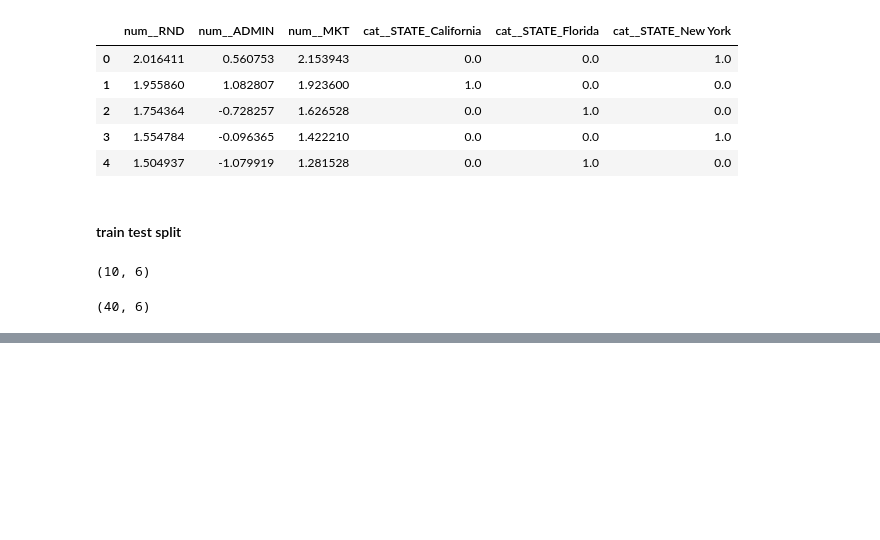
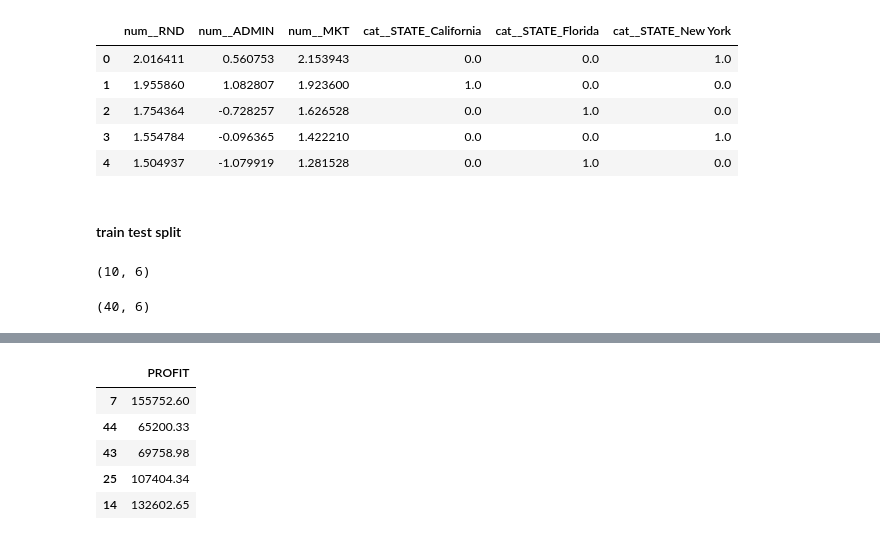
Before and after one commit to arvindravan/python_dsml, a Jupyter notebook: Decision_Tree_Regression/Decision_Tree_Regression.ipynb, the cells around one changed output, grey strips where cells are left out. Drawn from its saved outputs; the diff is of its cells as text; code cells hidden in the pictures; blank space fills up the shorter version.

```diff
--- a/Decision_Tree_Regression/Decision_Tree_Regression.ipynb
+++ b/Decision_Tree_Regression/Decision_Tree_Regression.ipynb
@@ -169,0 +257,9 @@ xtrain.shape
+# %%
+ytest.head(5)
+# %% [output]
+|  | PROFIT |
+| 7 | 155752.60 |
+| 44 | 65200.33 |
+| 43 | 69758.98 |
+| 25 | 107404.34 |
+| 14 | 132602.65 |
```
Also changed, not shown: parts of 21 cells of this notebook.
